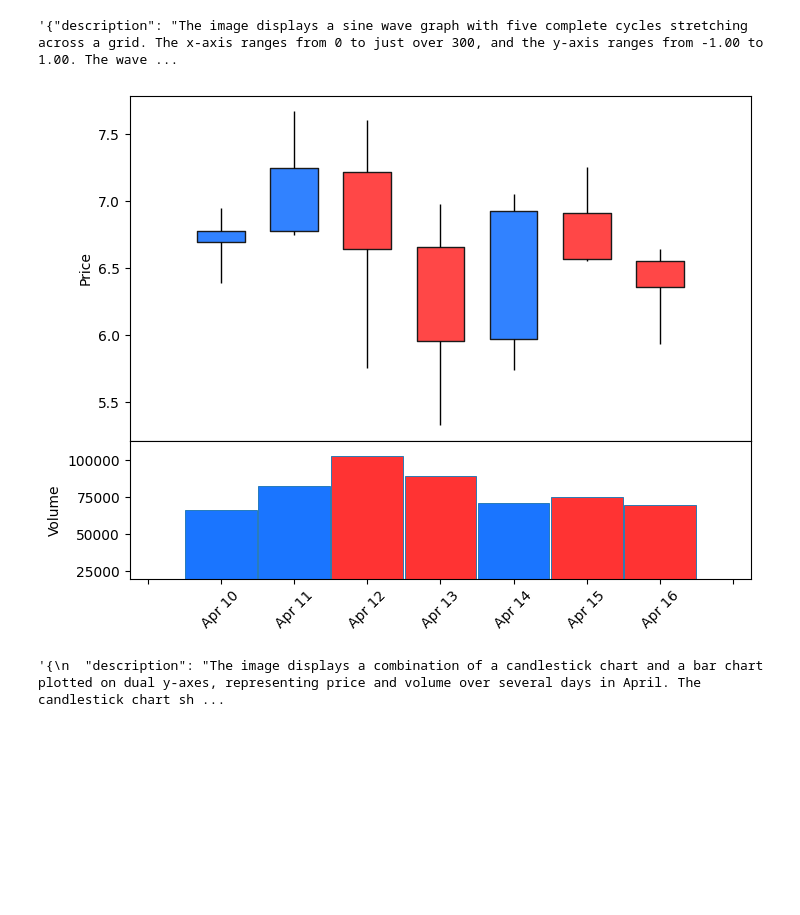
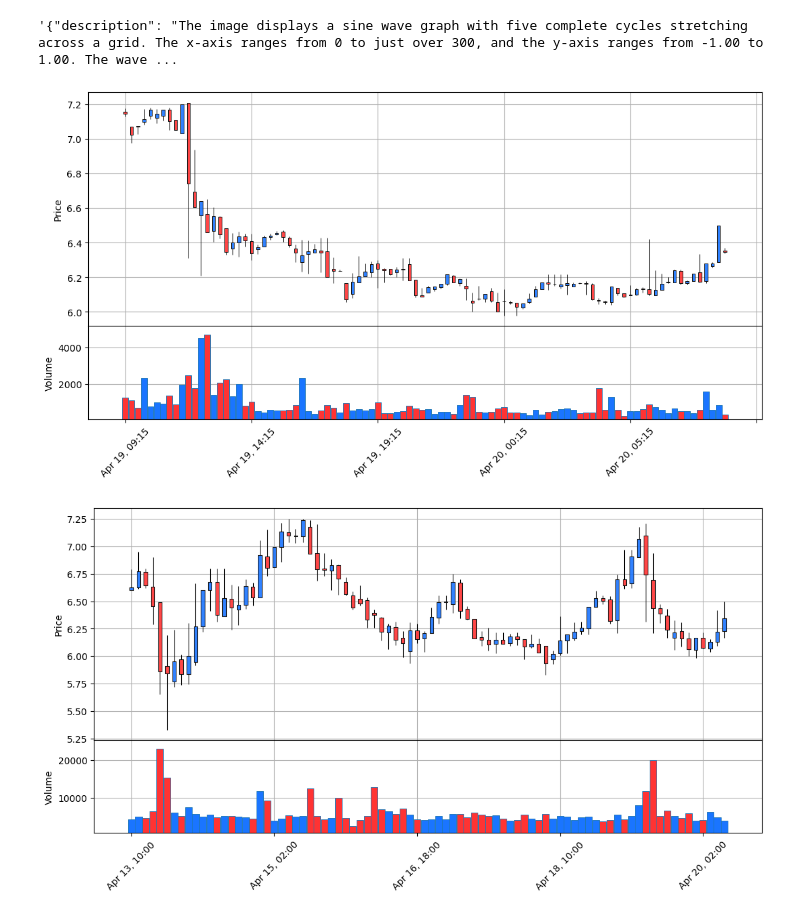
Before and after one commit to Altair200333/traderbor, a Jupyter notebook: notebooks/explore.ipynb, the cells around one changed output. Cells and saved outputs as stored; diff of their text form; code cells hidden in the pictures; blank space fills up the shorter version.

Commit message:
fix: trading start

```diff
--- a/notebooks/explore.ipynb
+++ b/notebooks/explore.ipynb
@@ -59,30 +60,14 @@ client.create(
 )
 # %% [output]
 '{"description": "The image displays a sine wave graph with five complete cycles stretching across a grid. The x-axis ranges from 0 to just over 300, and the y-axis ranges from -1.00 to 1.00. The wave ...
-# %%
-from src.signal_providers.exmo_signal_provider import ExmoProvider
-
-provider = ExmoProvider()
-candles = provider.get_history("TON", start_date=1712707200, end_date=1713229200, resolution="D")
-
-make_candlebars(candles)
-# %% [output]
-[figure, removed]
-# %%
-buf = make_candlebars(candles, useBuf=True)
-
-client.create(
-    [
-        client.make_msg(
-            "You are image descriptor. Respond with json of this format: {'description': what you see, 'trend_analysys': rough prediction of future development of coin}",
-            role=ROLE_SYSTEM,
-        ),
-        client.make_msg(
-            text="What's in this image?",
-            img=buf,
-        ),
-    ],
-    format=JSON_MODE,
-)
-# %% [output]
-'{\n  "description": "The image displays a combination of a candlestick chart and a bar chart plotted on dual y-axes, representing price and volume over several days in April. The candlestick chart sh ...
+# %%
+day_history = get_day_history("TON")
+week_history = get_week_history("TON")
+# %%
+make_candlebars(day_history)
+# %% [output]
+[figure, added]
+# %%
+make_candlebars(week_history)
+# %% [output]
+[figure, added]
```
Also changed, not shown: parts of 3 cells of this notebook, 4 other files.
